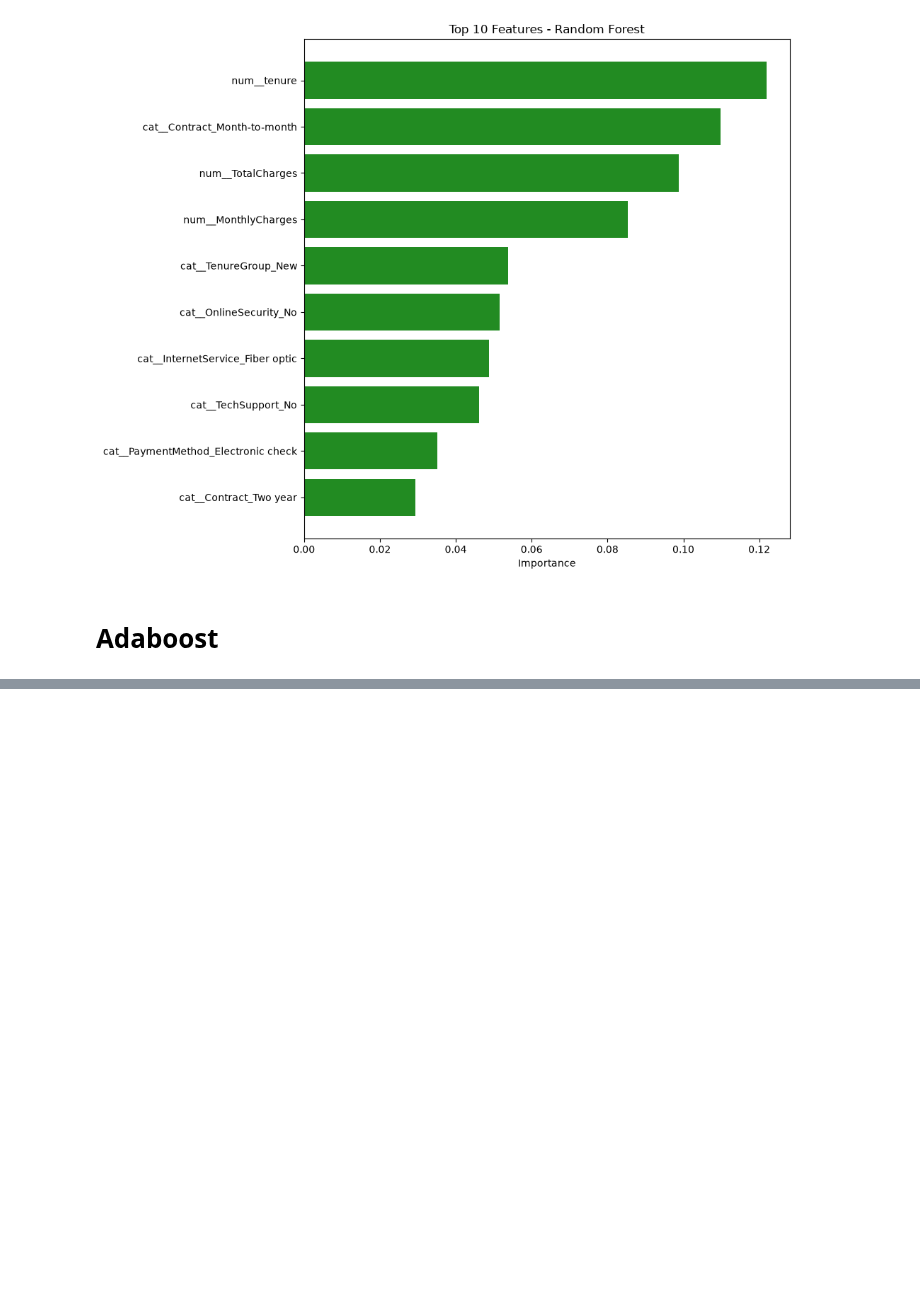
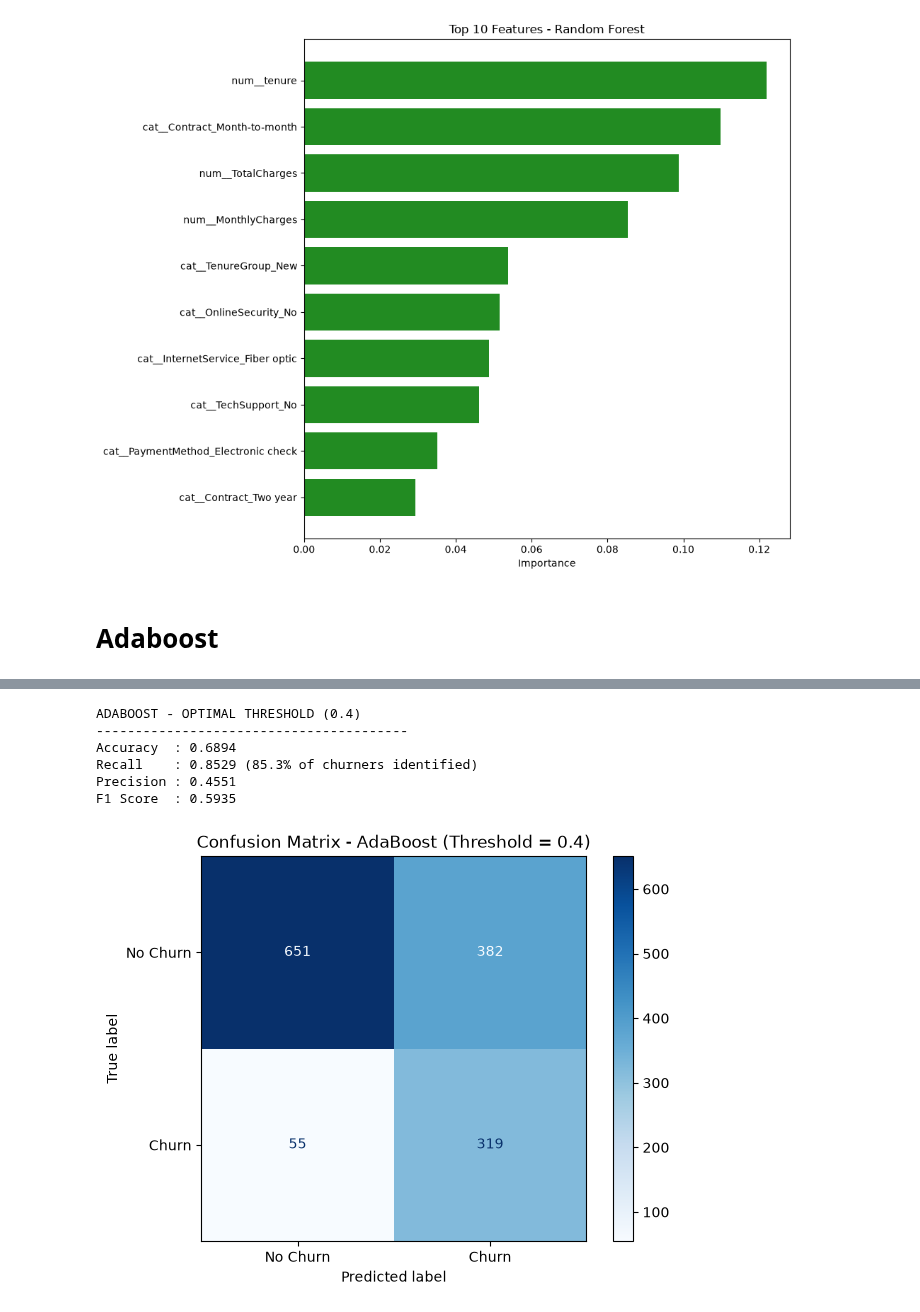
Before and after one commit to SanghviNishank/Customer-Churn-Prediction, a Jupyter notebook: CustomerFinal.ipynb, the cells around one changed output, grey strips where cells are left out. Cells and saved outputs as stored; diff of their text form; code cells hidden in the pictures; blank space fills up the shorter version.

```diff
--- a/CustomerFinal.ipynb
+++ b/CustomerFinal.ipynb
@@ -2636,0 +2852,30 @@ TOP 10 FEATURES - RANDOM FOREST
+# %%
+optimal_threshold_ada = 0.4
+y_pred_ada_optimal = (y_prob_ada >= optimal_threshold_ada).astype(int)
+
+acc = accuracy_score(y_test, y_pred_ada_optimal)
+rec = recall_score(y_test, y_pred_ada_optimal)
+prec = precision_score(y_test, y_pred_ada_optimal)
+f1 = f1_score(y_test, y_pred_ada_optimal)
+
+print("ADABOOST - OPTIMAL THRESHOLD (0.4)")
+print("-" * 40)
+print(f"Accuracy  : {acc:.4f}")
+print(f"Recall    : {rec:.4f} ({rec*100:.1f}% of churners identified)")
+print(f"Precision : {prec:.4f}")
+print(f"F1 Score  : {f1:.4f}")
+
+fig, ax = plt.subplots(figsize=(7, 5))
+cm = confusion_matrix(y_test, y_pred_ada_optimal)
+disp = ConfusionMatrixDisplay(confusion_matrix=cm, display_labels=['No Churn', 'Churn'])
+disp.plot(ax=ax, cmap='Blues')
+plt.title(f'Confusion Matrix - AdaBoost (Threshold = 0.4)')
+plt.show()
+# %% [output]
+ADABOOST - OPTIMAL THRESHOLD (0.4)
+----------------------------------------
+Accuracy  : 0.6894
+Recall    : 0.8529 (85.3% of churners identified)
+Precision : 0.4551
+F1 Score  : 0.5935
+[figure, added]
```
Also changed, not shown: parts of 44 cells of this notebook.
